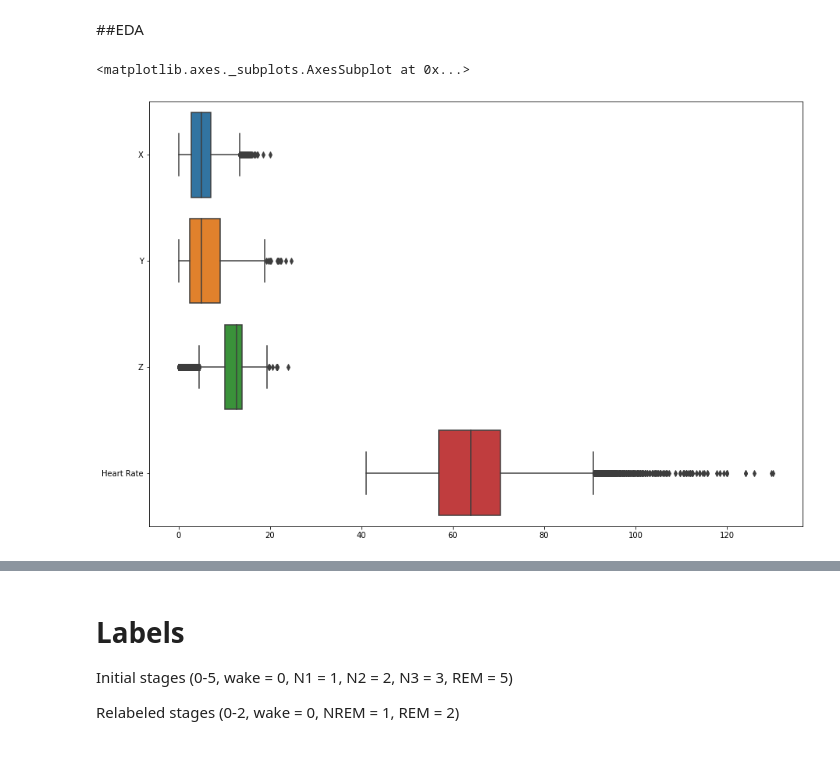
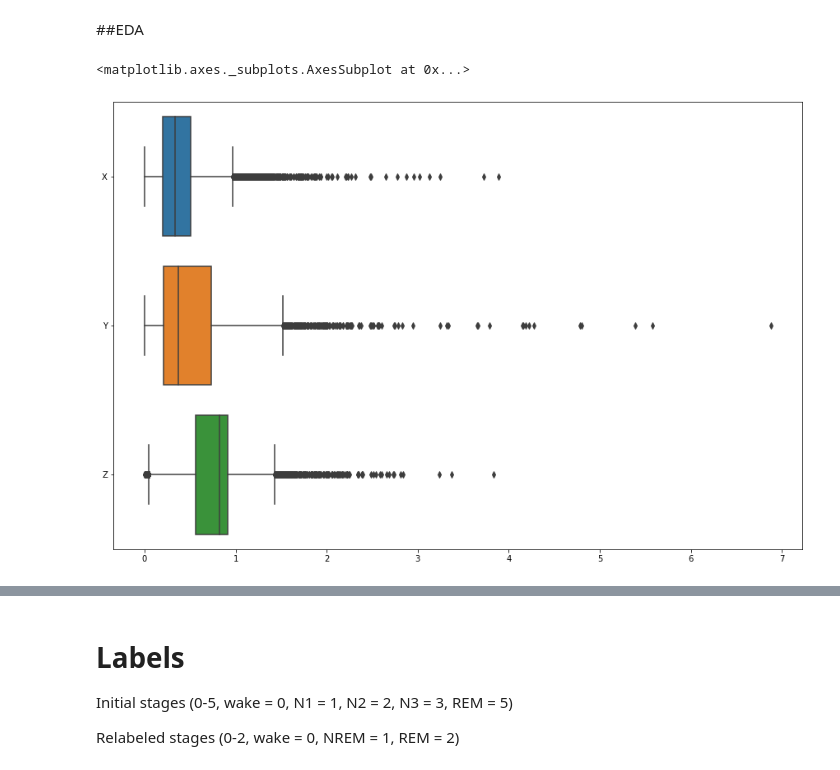
Before and after one commit to cargilgar/Smart-Alarm-using-tinyML, a Jupyter notebook: src/model_training/model_training_DNN.ipynb, the cells around one changed output, grey strips where cells are left out. Saved outputs shown, nothing was run; the diff lists cells and outputs as text; code cells hidden in the pictures.

```diff
--- a/src/model_training/model_training_DNN.ipynb
+++ b/src/model_training/model_training_DNN.ipynb
@@ -123,8 +84,8 @@ Number of Columns:  6
 # %%
 fig, ax = plt.subplots()
 fig.set_size_inches(15,10)
-ax = sns.boxplot(data=df[['X', 'Y', 'Z','Heart Rate']],orient='h')
+ax = sns.boxplot(data=df[['X', 'Y', 'Z']],orient='h')
 display(ax)
 # %% [output]
 <matplotlib.axes._subplots.AxesSubplot at 0x...>
-[figure, old version]
+[figure, new version]
```
Also changed, not shown: parts of 20 cells of this notebook.
